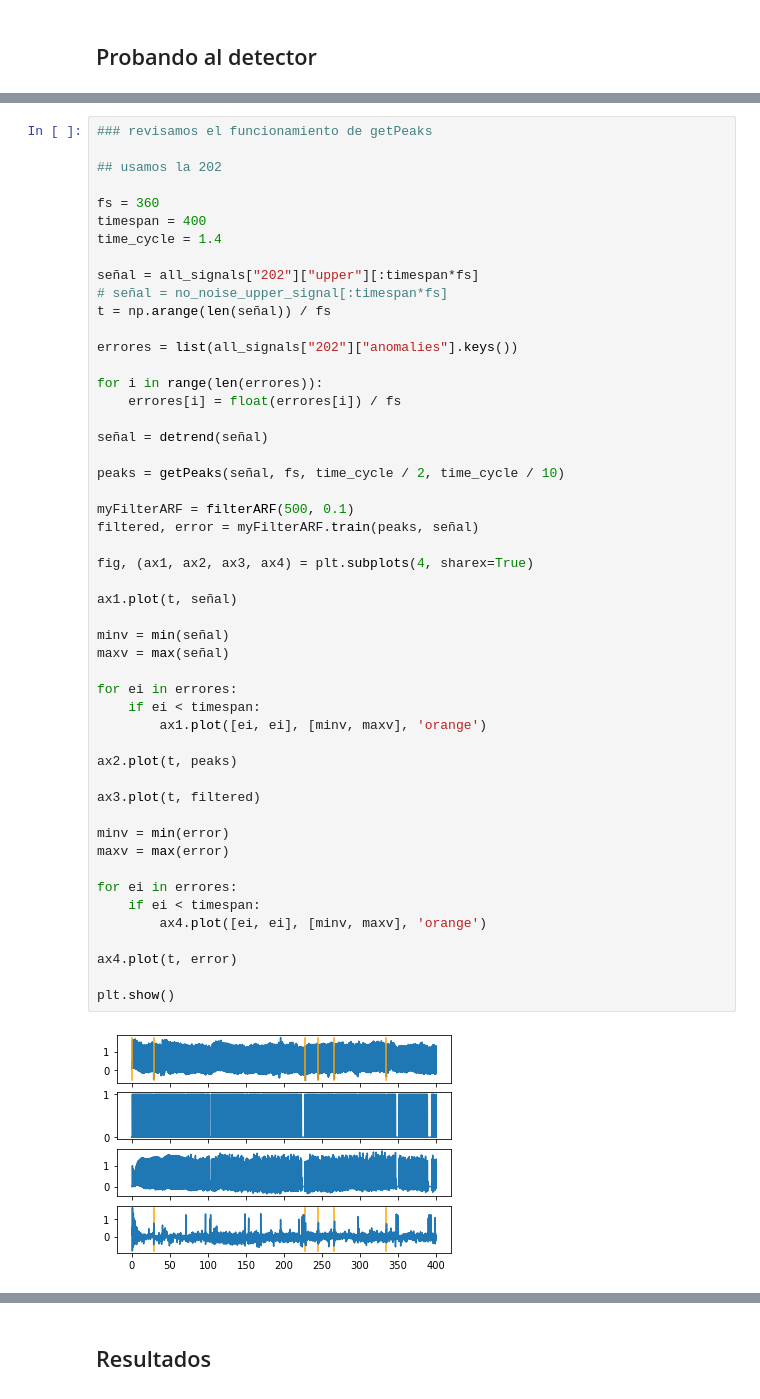
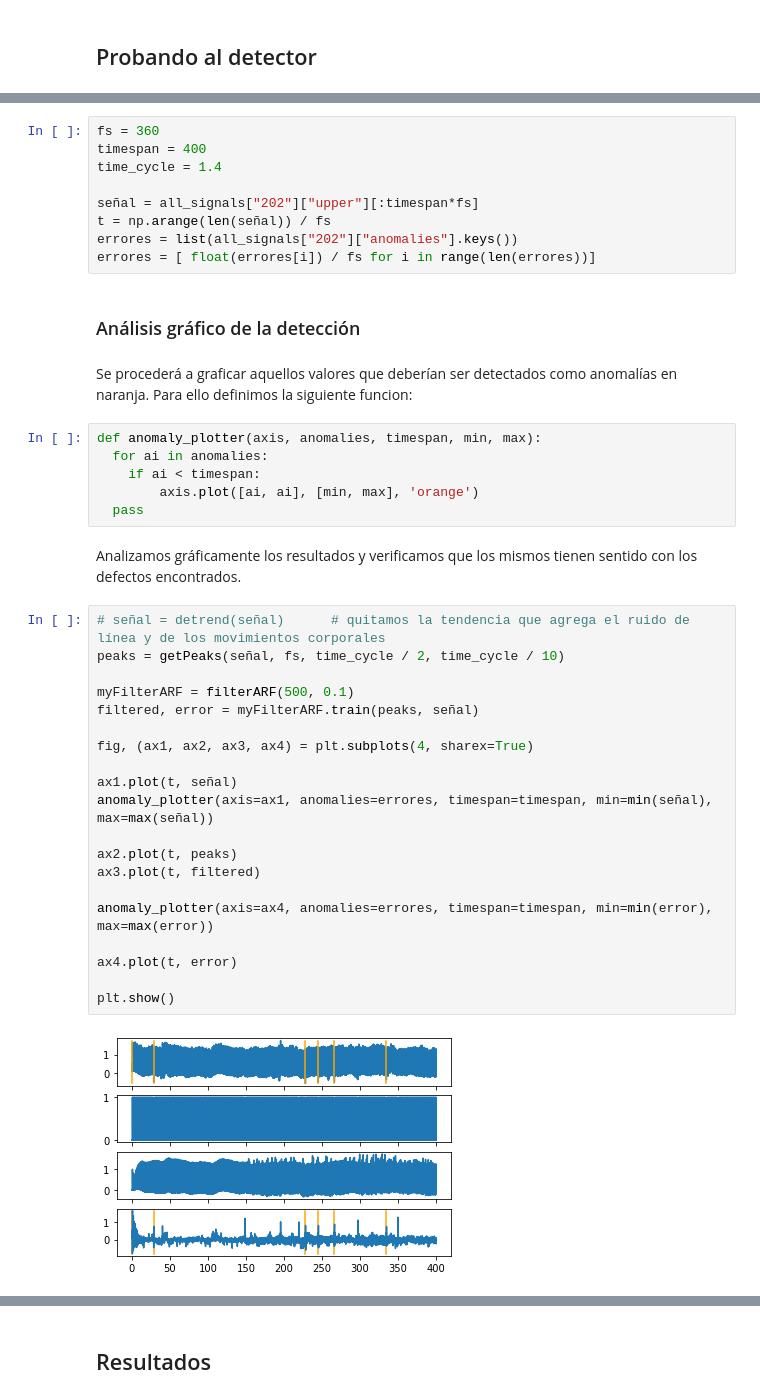
Before and after one commit to newtonis/Electrocardiogram-LMS, a Jupyter notebook: Electrocardiogram_anomalies.ipynb, the cells around one changed output, grey strips where cells are left out. Saved outputs shown, nothing was run; the diff lists cells and outputs as text.

Commit message:
Solved the peak problem. Should now determine a desition rule for making out anomalies.

```diff
--- a/Electrocardiogram_anomalies.ipynb
+++ b/Electrocardiogram_anomalies.ipynb
@@ -479,52 +490,43 @@ def getPeaks(signal, fs, min_distance, impulse_distance = 0):
+# %%
+fs = 360
+timespan = 400
+time_cycle = 1.4
+
+señal = all_signals["202"]["upper"][:timespan*fs]
+t = np.arange(len(señal)) / fs
+errores = list(all_signals["202"]["anomalies"].keys())
+errores = [ float(errores[i]) / fs for i in range(len(errores))]
+# %% [markdown]
+### Análisis gráfico de la detección
+# %% [markdown]
+Se procederá a graficar aquellos valores que deberían ser detectados como anomalías en naranja. Para ello definimos la siguiente funcion:
+# %%
+def anomaly_plotter(axis, anomalies, timespan, min, max):
+  for ai in anomalies:
+    if ai < timespan:
+        axis.plot([ai, ai], [min, max], 'orange')
+  pass
+# %% [markdown]
+Analizamos gráficamente los resultados y verificamos que los mismos tienen sentido con los defectos encontrados.
 # %%
-### revisamos el funcionamiento de getPeaks
-
-## usamos la 202
-
-fs = 360
-timespan = 400
-time_cycle = 1.4
-
-señal = all_signals["202"]["upper"][:timespan*fs]
-# señal = no_noise_upper_signal[:timespan*fs]
-t = np.arange(len(señal)) / fs
-
-errores = list(all_signals["202"]["anomalies"].keys())
-
-for i in range(len(errores)):
-    errores[i] = float(errores[i]) / fs
-
-señal = detrend(señal)
-
+# señal = detrend(señal)      # quitamos la tendencia que agrega el ruido de línea y de los movimientos corporales
 peaks = getPeaks(señal, fs, time_cycle / 2, time_cycle / 10)
 
 myFilterARF = filterARF(500, 0.1)
 filtered, error = myFilterARF.train(peaks, señal)
 
 fig, (ax1, ax2, ax3, ax4) = plt.subplots(4, sharex=True)
 
 ax1.plot(t, señal)
-
-minv = min(señal)
-maxv = max(señal)
-
-for ei in errores:
-    if ei < timespan:
-        ax1.plot([ei, ei], [minv, maxv], 'orange')
+anomaly_plotter(axis=ax1, anomalies=errores, timespan=timespan, min=min(señal), max=max(señal))
 
 ax2.plot(t, peaks)
-
 ax3.plot(t, filtered)
 
-minv = min(error)
-maxv = max(error)
-
-for ei in errores:
-    if ei < timespan:
-        ax4.plot([ei, ei], [minv, maxv], 'orange')
+anomaly_plotter(axis=ax4, anomalies=errores, timespan=timespan, min=min(error), max=max(error))
 
 ax4.plot(t, error)
 
 plt.show()
 # %% [output]
-[figure, old version]
+[figure, new version]
```
Also changed, not shown: parts of 15 cells of this notebook.
